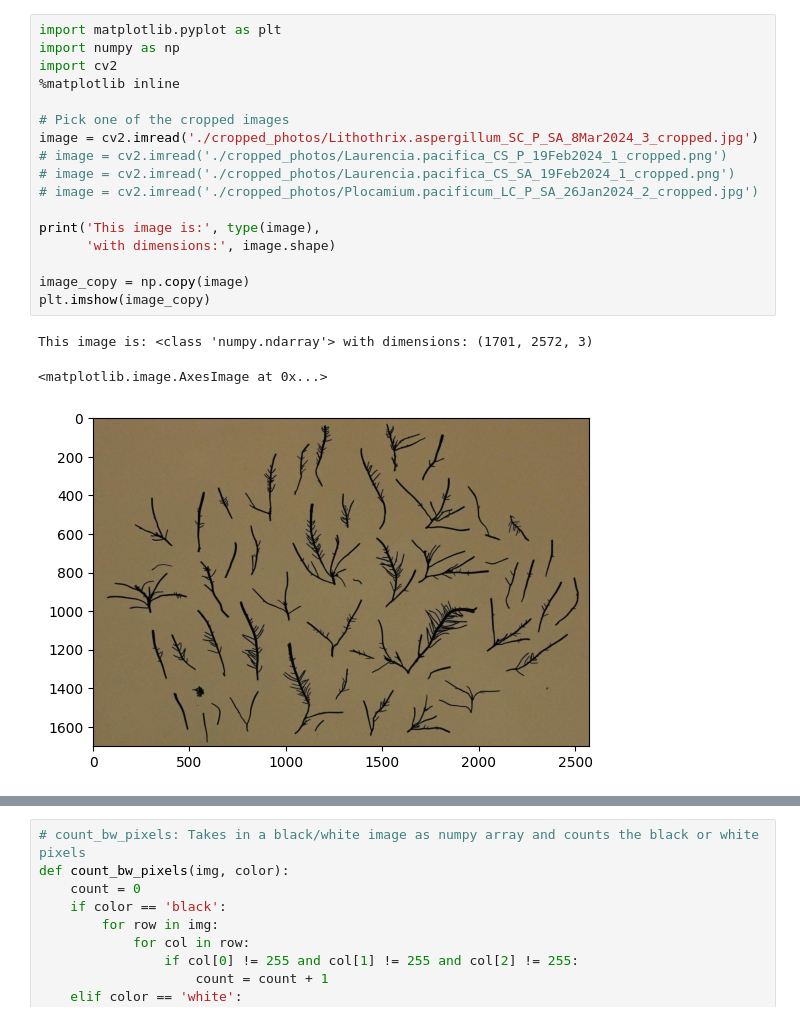
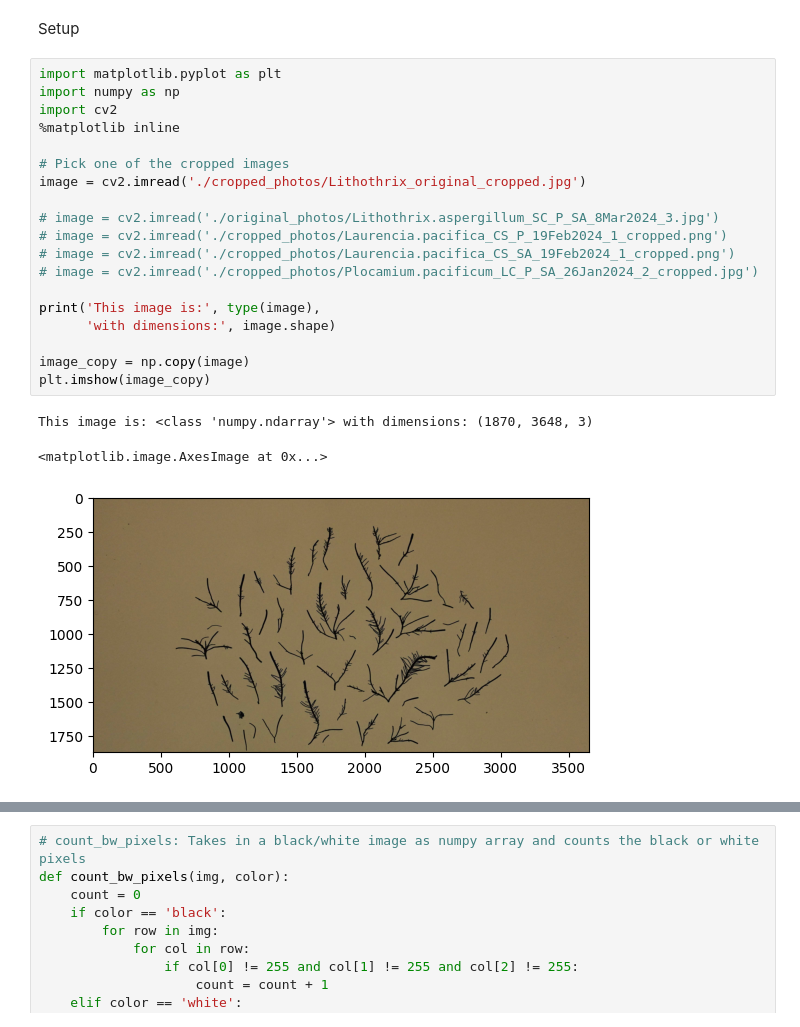
Before and after one commit to ConnnorM/Image_Processing_Lab, a Jupyter notebook: cv2.ipynb, the cells around one changed output, grey strips where cells are left out. Cells and saved outputs as stored; diff of their text form.

```diff
--- a/cv2.ipynb
+++ b/cv2.ipynb
@@ -1,24 +1,28 @@
+# %% [markdown]
+Setup
 # %%
 import matplotlib.pyplot as plt
 import numpy as np
 import cv2
 %matplotlib inline
 
 # Pick one of the cropped images
-image = cv2.imread('./cropped_photos/Lithothrix.aspergillum_SC_P_SA_8Mar2024_3_cropped.jpg')
+image = cv2.imread('./cropped_photos/Lithothrix_original_cropped.jpg')
+
+# image = cv2.imread('./original_photos/Lithothrix.aspergillum_SC_P_SA_8Mar2024_3.jpg')
 # image = cv2.imread('./cropped_photos/Laurencia.pacifica_CS_P_19Feb2024_1_cropped.png')
 # image = cv2.imread('./cropped_photos/Laurencia.pacifica_CS_SA_19Feb2024_1_cropped.png')
 # image = cv2.imread('./cropped_photos/Plocamium.pacificum_LC_P_SA_26Jan2024_2_cropped.jpg')
 
 print('This image is:', type(image),
       'with dimensions:', image.shape)
 
 image_copy = np.copy(image)
 plt.imshow(image_copy)
 # %% [output]
-This image is: <class 'numpy.ndarray'> with dimensions: (1701, 2572, 3)
+This image is: <class 'numpy.ndarray'> with dimensions: (1870, 3648, 3)
 <matplotlib.image.AxesImage at 0x...>
-[figure, old version]
+[figure, new version]
 # %%
 # Convert image to RGB, it will now appear as expected
 image_copy = cv2.cvtColor(image_copy, cv2.COLOR_BGR2RGB)
```
Also changed, not shown: parts of 13 cells of this notebook, 3 other files.
